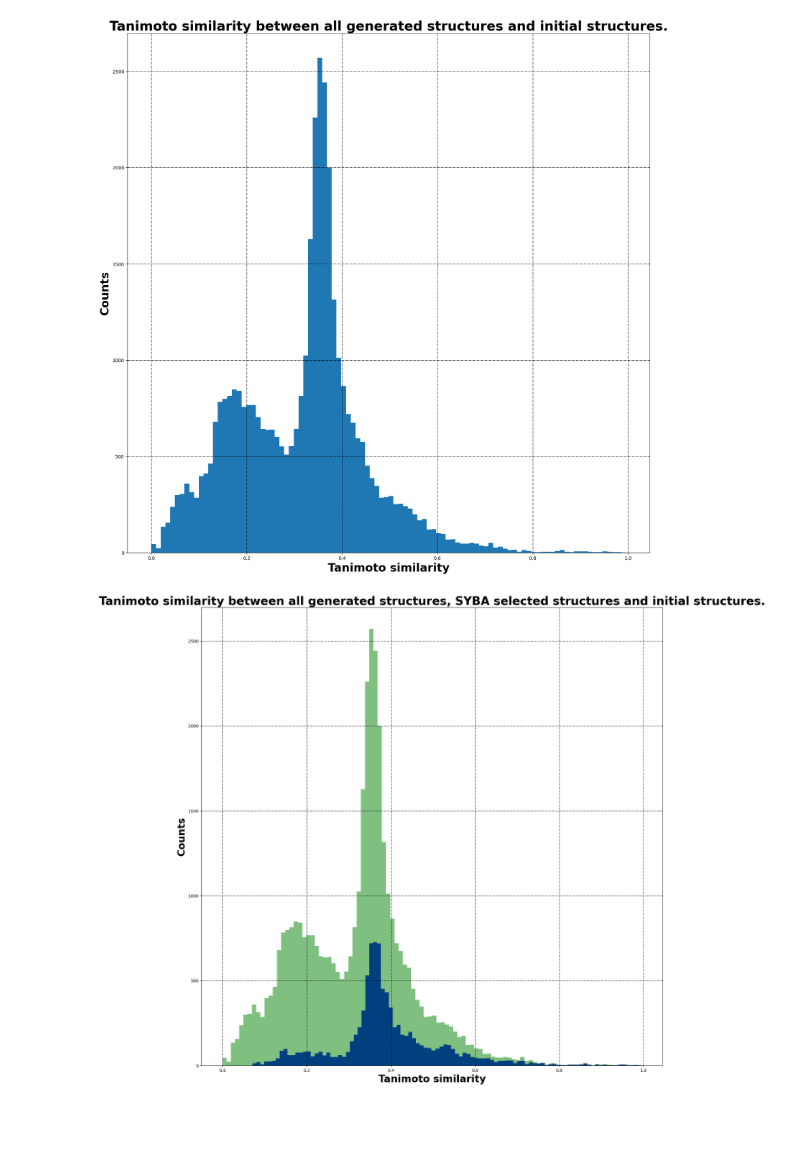
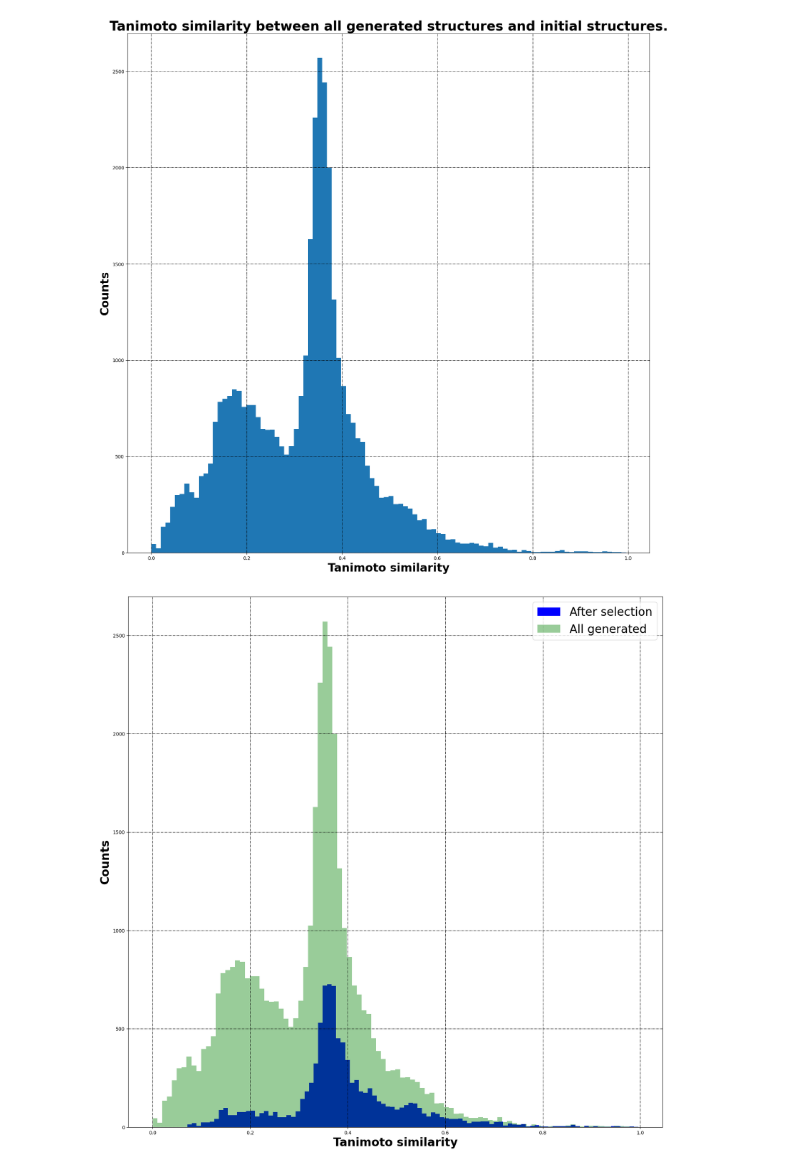
Before and after one commit to XDamianX-coder/Indole_new_structures, a Jupyter notebook: Predictions_and_analysis/Tanimoto_similarity_pictures.ipynb, the cells around one changed output. Cells and saved outputs as stored; diff of their text form; code cells hidden in the pictures; blank space fills up the shorter version.

```diff
--- a/Predictions_and_analysis/Tanimoto_similarity_pictures.ipynb
+++ b/Predictions_and_analysis/Tanimoto_similarity_pictures.ipynb
@@ -184,14 +184,16 @@ plt.show()
 # %%
 fig = plt.figure(figsize=(20,20))
 ax = fig.add_subplot(111)
 
 plt.hist(xc, bins=100, alpha=1, color='b', label='After selection')
-plt.hist(xc__, bins=100, alpha=0.5, color='g', label='All generated')
-plt.title('Tanimoto similarity between all generated structures, SYBA selected structures and initial structures.', fontweight='bold', fontsize=28)
+plt.hist(xc__, bins=100, alpha=0.4, color='g', label='All generated')
+#plt.title('Tanimoto similarity between all generated structures, SYBA selected structures and initial structures.', fontweight='bold', fontsize=28)
 plt.xlabel('Tanimoto similarity', fontweight='bold', fontsize=24)
 plt.ylabel('Counts', fontweight='bold', fontsize=24)
+plt.legend(fontsize=24)
 plt.rc('grid', linestyle="-.", color='black')
 plt.grid(True)
+plt.savefig('Tanimoto_similarity.pdf', bbox_inches='tight')
 plt.show()
 # %% [output]
-[figure, old version]
+[figure, new version]
```
Also changed, not shown: 46 other files.
